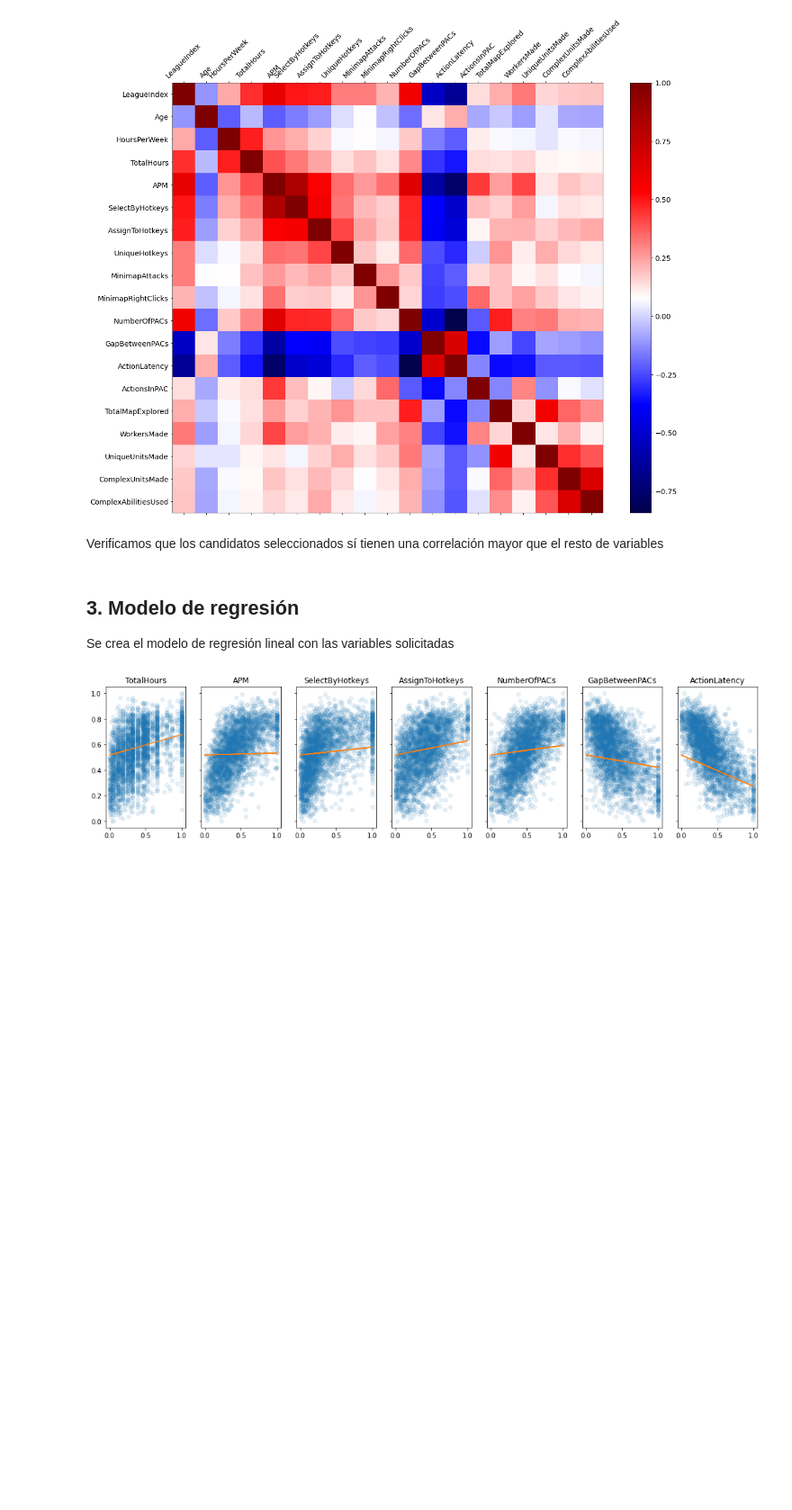
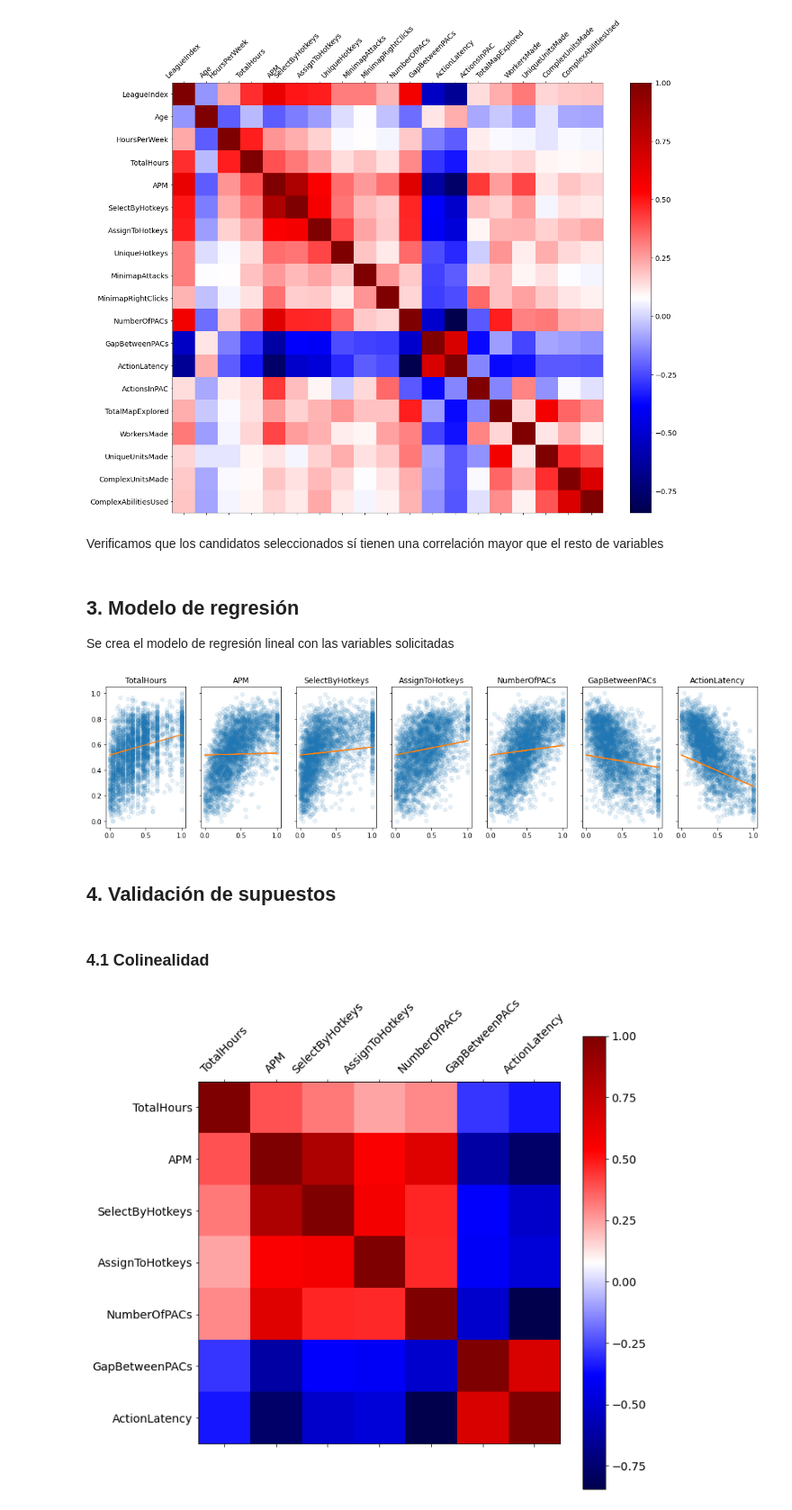
Before and after one commit to juandiegocardona/LaboratoriosBI, a Jupyter notebook: Laboratorio3/Laboratorio3.ipynb, the cells around one changed output. Shown at 90% size. Cells and saved outputs as stored; diff of their text form; code cells hidden in the pictures; blank space fills up the shorter version.

Commit message:
Validacion supuestos y R2

```diff
--- a/Laboratorio3/Laboratorio3.ipynb
+++ b/Laboratorio3/Laboratorio3.ipynb
@@ -291,3 +300,19 @@ for i in range(len(selected_cols)):
     axs[i].set_title(col)
 # %% [output]
 [figure]
+# %% [markdown]
+## 4. Validación de supuestos
+# %% [markdown]
+### 4.1 Colinealidad
+# %%
+df_temp = df_norm[selected_cols]
+
+
+f = plt.figure(figsize=(10, 10))
+plt.matshow(df_temp.corr(), fignum=f.number, cmap = 'seismic')
+plt.xticks(range(df_temp.select_dtypes(['number']).shape[1]), df_temp.select_dtypes(['number']).columns, fontsize=14, rotation=45)
+plt.yticks(range(df_temp.select_dtypes(['number']).shape[1]), df_temp.select_dtypes(['number']).columns, fontsize=14)
+cb = plt.colorbar()
+_ = cb.ax.tick_params(labelsize=14)
+# %% [output]
+[figure, added]
```
Also changed, not shown: parts of 20 cells of this notebook, 1 other file.
